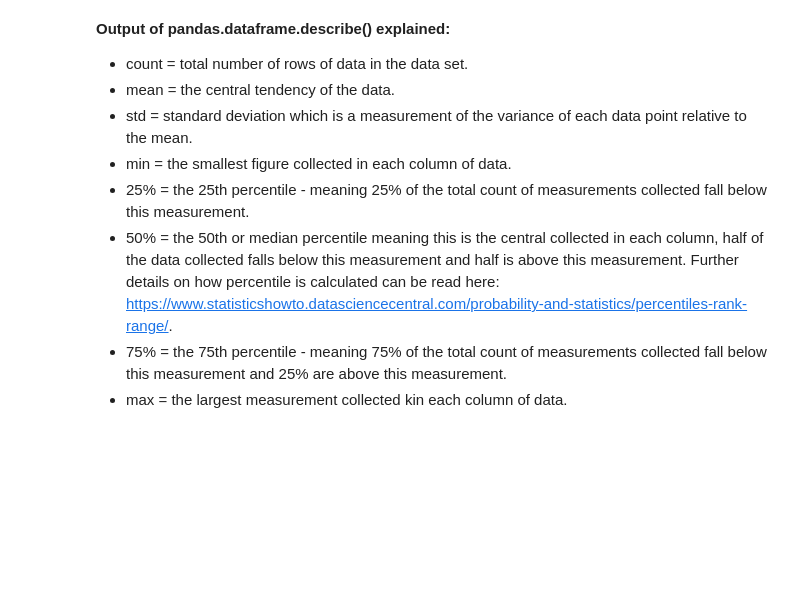
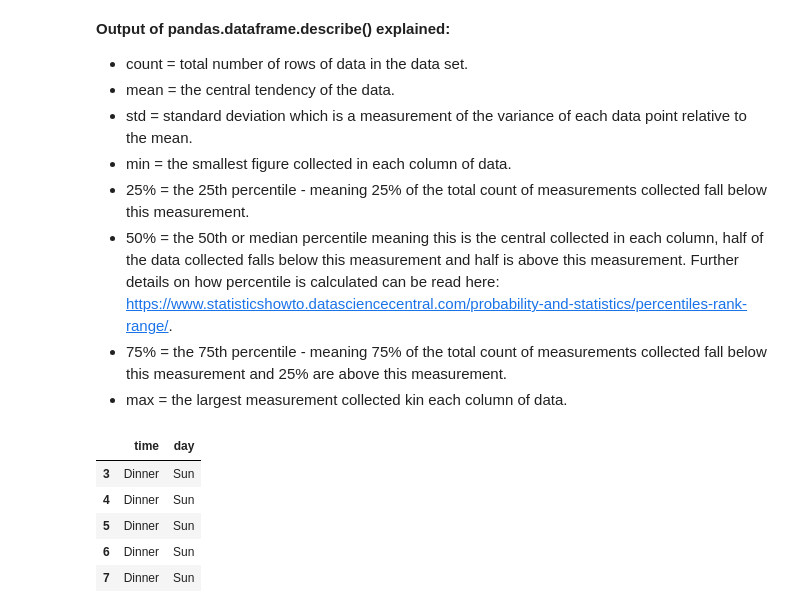
Before and after one commit to johndunne2019/Fundamentals-of-Data-Analysis-Project-2019, a Jupyter notebook: Tips-Dataset.ipynb, the cells around one changed output. Drawn from its saved outputs; the diff is of its cells as text; code cells hidden in the pictures; blank space fills up the shorter version.

Commit message:
dataframe.loc amd dataframe.iloc

```diff
--- a/Tips-Dataset.ipynb
+++ b/Tips-Dataset.ipynb
@@ -164,3 +164,16 @@ We can see above the results are returned on the 3 columns of data containing fl
 * 50% = the 50th or median percentile meaning this is the central collected in each column, half of the data collected falls below this measurement and half is above this measurement. Further details on how percentile is calculated can be read here: https://www.statisticshowto.datasciencecentral.com/probability-and-statistics/percentiles-rank-range/.
 * 75% = the 75th percentile - meaning 75% of the total count of measurements collected fall below this measurement and 25% are above this measurement.
 * max = the largest measurement collected kin each column of data.
+# %%
+df[["time", "day"]][3:8]
+# Columns of data can be called by name in pandas
+# User can add argument to select only certain rows of data
+# Taken from example covered in lectures:
+# https://nbviewer.jupyter.org/github/ianmcloughlin/jupyter-teaching-notebooks/blob/master/pandas-with-iris.ipynb
+# %% [output]
+|  | time | day |
+| 3 | Dinner | Sun |
+| 4 | Dinner | Sun |
+| 5 | Dinner | Sun |
+| 6 | Dinner | Sun |
+| 7 | Dinner | Sun |
```
Also changed, not shown: parts of 2 cells of this notebook, 1 other file.
